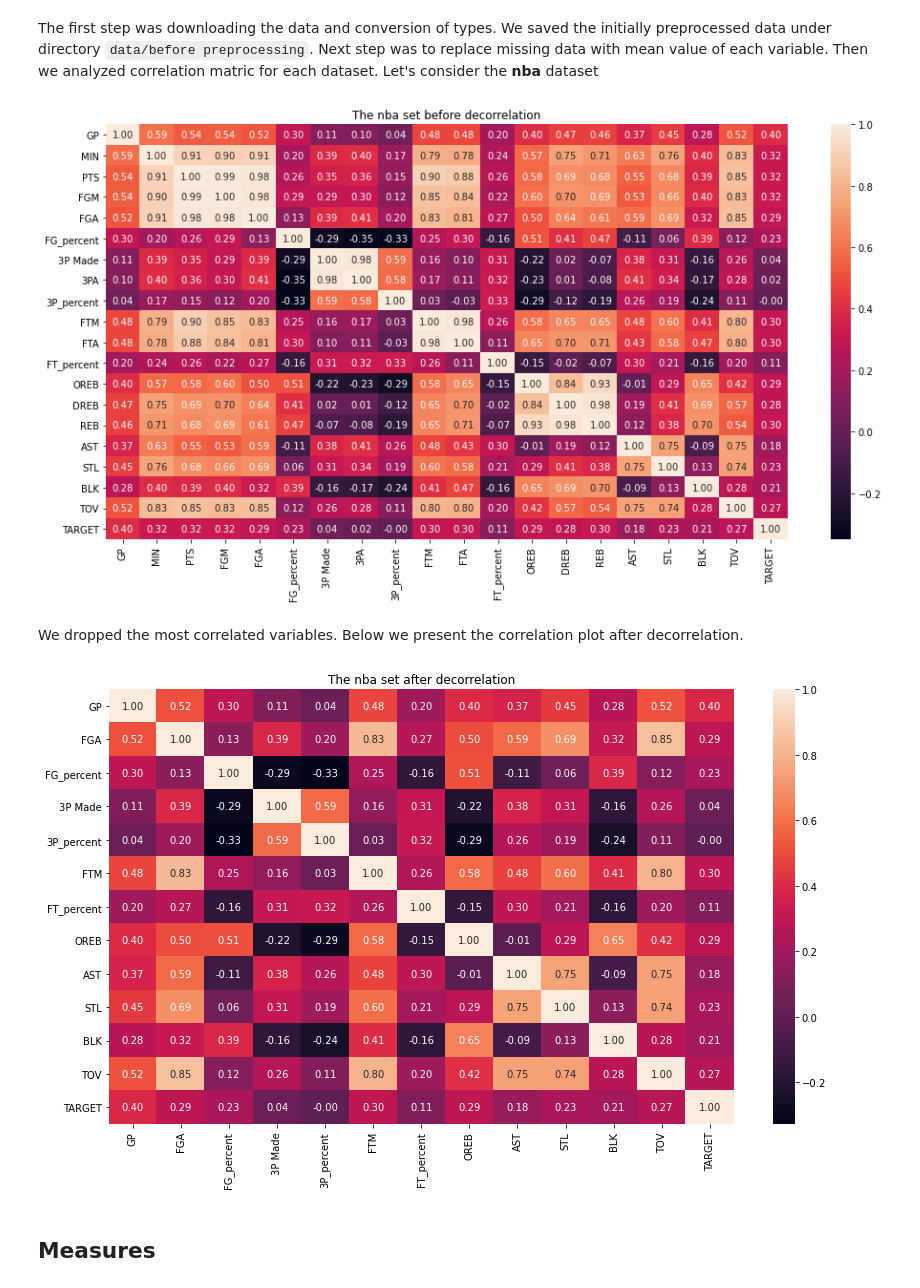
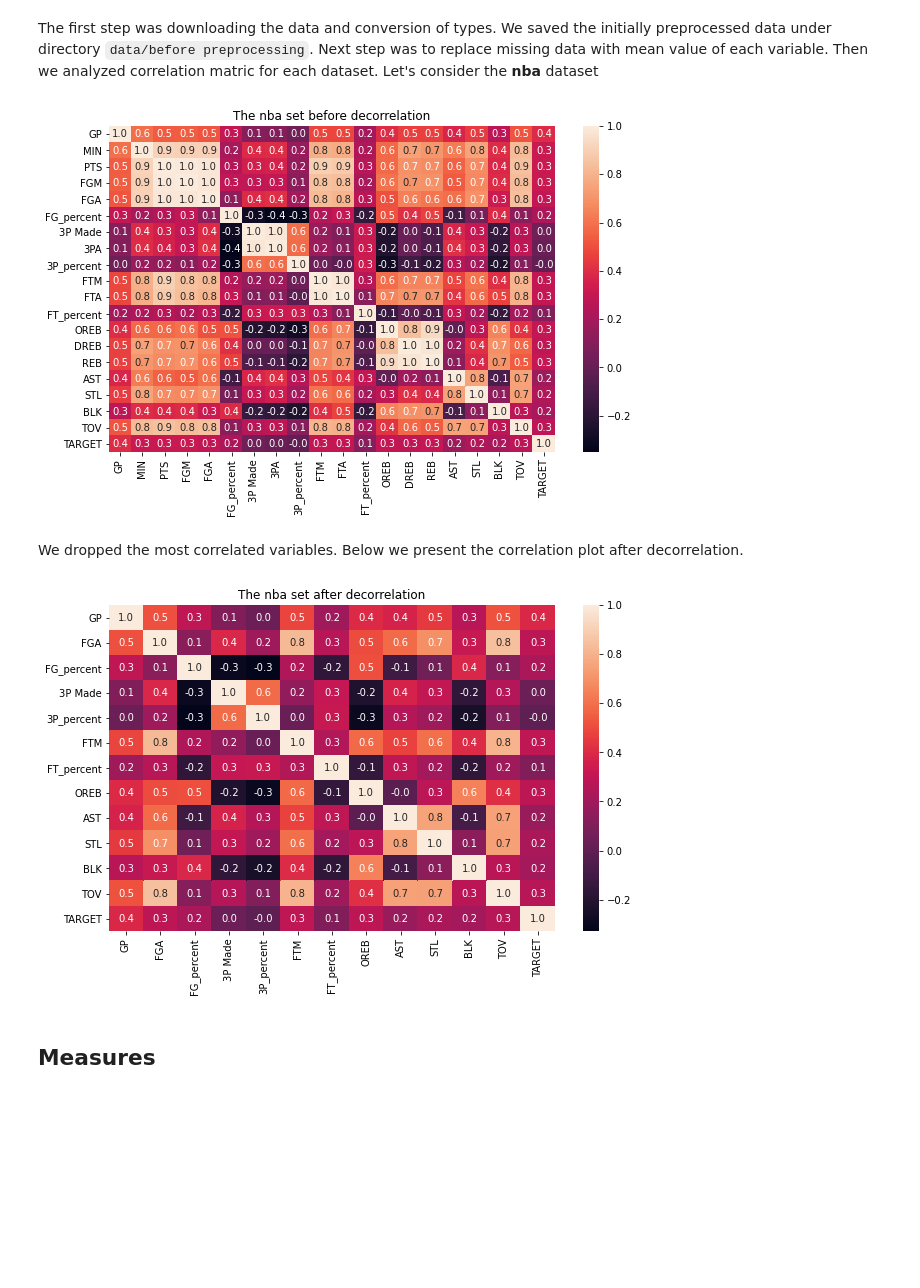
Before and after one commit to marneusz/AML_log_regression_optimization, a Jupyter notebook: report.ipynb, the cells around one changed output. Saved outputs shown, nothing was run; the diff lists cells and outputs as text; code cells hidden in the pictures; blank space fills up the shorter version.

```diff
--- a/report.ipynb
+++ b/report.ipynb
@@ -23,20 +25,20 @@ Since the model needs to be trained and tested, there is a need to prepare some
 The first step was downloading the data and conversion of types. We saved the initially preprocessed data under directory `data/before preprocessing`. Next step was to replace missing data with mean value of each variable. Then we analyzed correlation matric for each dataset. Let's consider the **nba** dataset
 # %%
 nba = pd.read_csv('data/before preprocessing/nba.csv')
-plt.figure(figsize=(16, 8))
+plt.figure(figsize=(10, 6))
 plt.title('The nba set before decorrelation')
-_ = sns.heatmap(nba.corr(), annot=True, fmt='.2f')
+_ = sns.heatmap(nba.corr(), annot=True, fmt='.1f')
 # %% [output]
-[figure, old version]
+[figure, new version]
 # %% [markdown]
 We dropped the most correlated variables. Below we present the correlation plot after decorrelation.
 # %%
 nba = pd.read_csv('data/after preprocessing/nba.csv')
-plt.figure(figsize=(14, 8))
-sns.heatmap(nba.corr(), annot=True, fmt='.2f')
+plt.figure(figsize=(10, 6))
+sns.heatmap(nba.corr(), annot=True, fmt='.1f')
 _ = plt.title('The nba set after decorrelation')
 # %% [output]
-[figure, old version]
+[figure, new version]
 # %% [markdown]
 ## Measures
 # %% [markdown]
```
Also changed, not shown: parts of 5 cells of this notebook, 1 other file.
